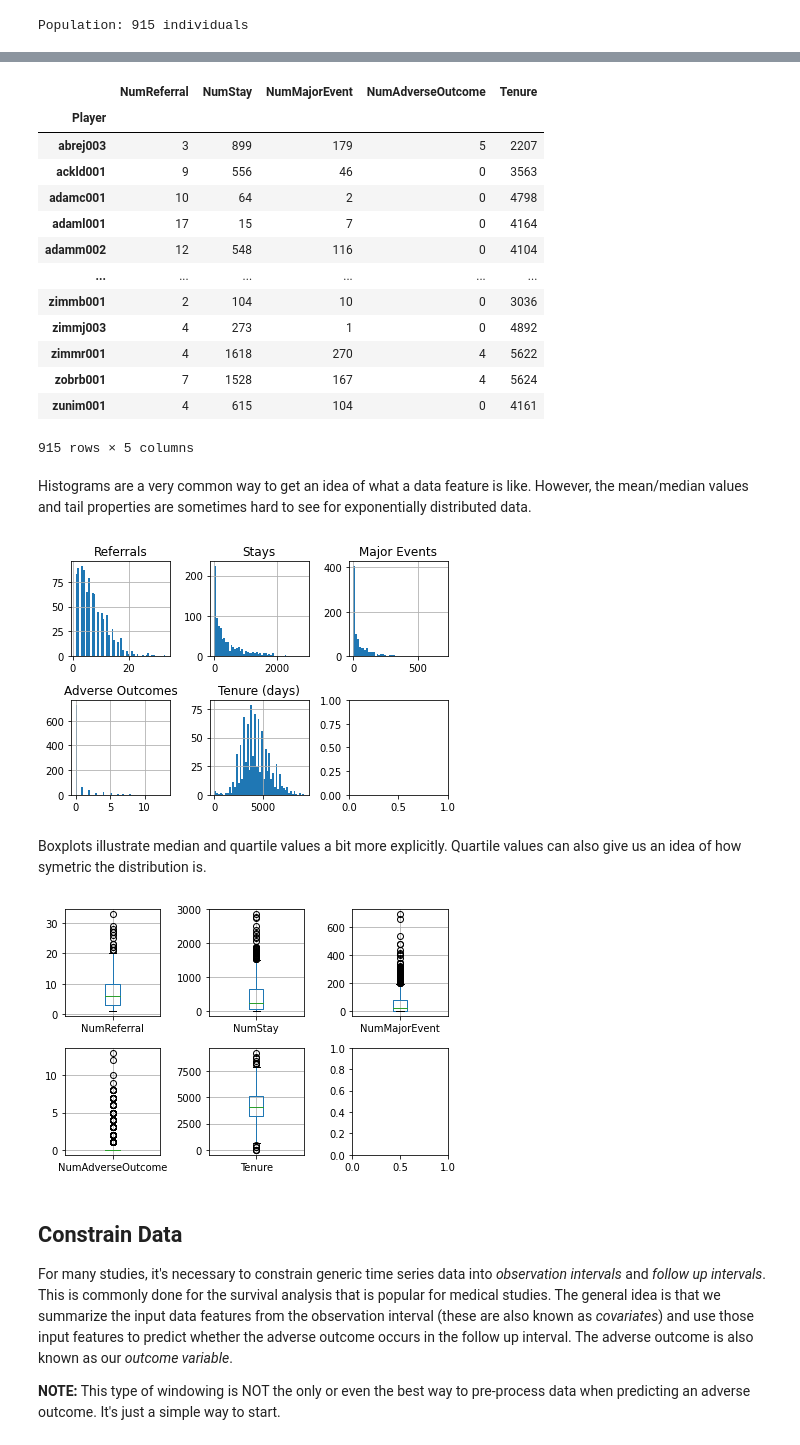
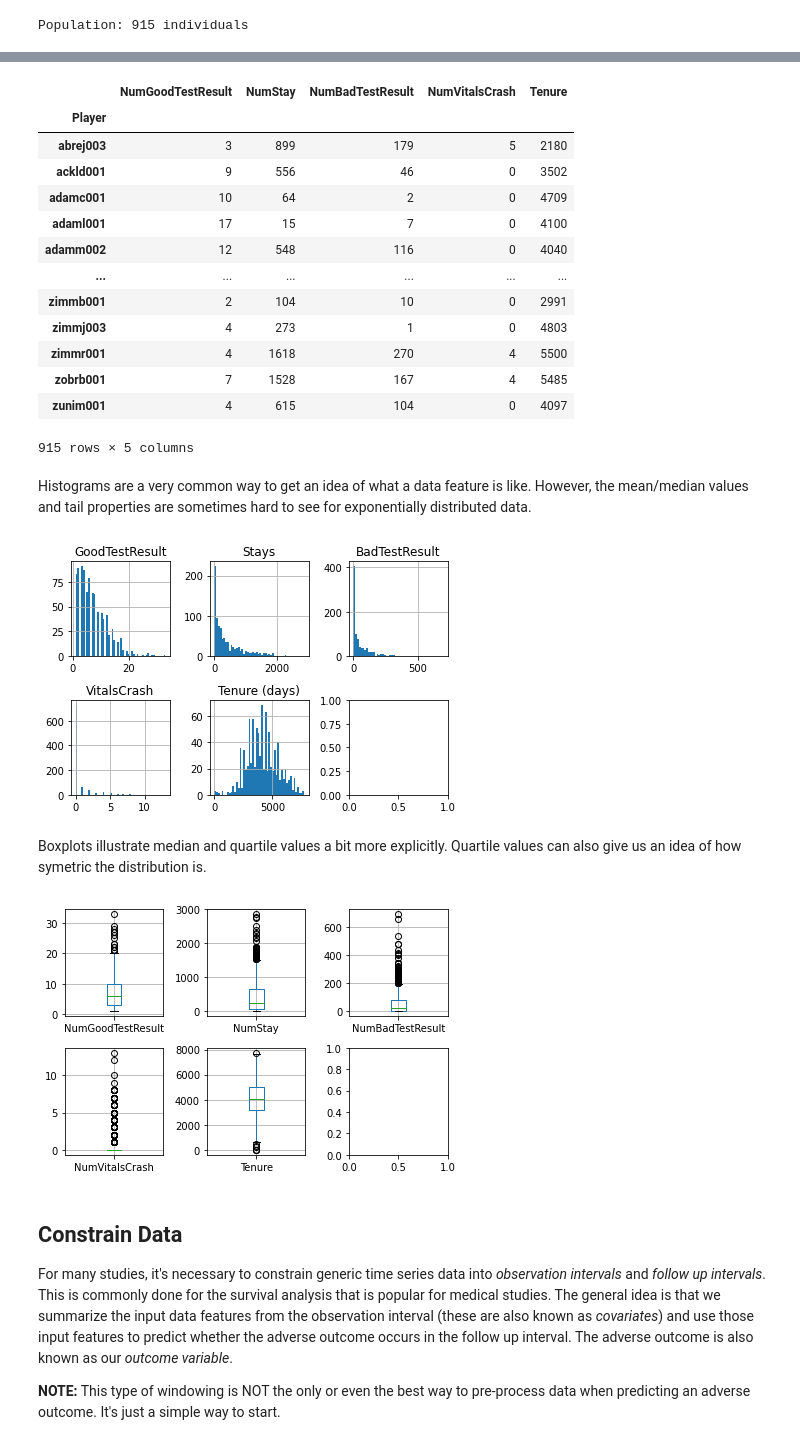
Before and after one commit to ggmessier/data-analytics, a Jupyter notebook: demo/Exploratory Data Analysis.ipynb, the cells around one changed output, grey strips where cells are left out. Drawn from its saved outputs; the diff is of its cells as text; code cells hidden in the pictures.

```diff
--- a/demo/Exploratory Data Analysis.ipynb
+++ b/demo/Exploratory Data Analysis.ipynb
@@ -22,8 +36,8 @@ tqdm.pandas()
 import sys
 sys.path.insert(0, '../util/')
 # %%
-dataFileStr = '../data/2019GenericData.hdf'
-dat = pd.read_hdf(dataFileStr,key='Features')
+dataFileStr = '../data/MLBHospitalData.hd5'
+dat = pd.read_hdf(dataFileStr,key='Data')
 # %% [markdown]
 The data is stored as a multi-index pandas table. The first index level is a hash of the individual's first and last name (ie. 'abrej003') and the second level is a numerical index of all the events linked to the record of that individual.
 # %%
@@ -73,51 +88,51 @@ entryDateCount.plot()
 # %%
 # Count the data features for each individual.
-def TimelineSummary(tbl,startDate='NoDate',endDate='NoDate'):
+def timeline_summary(tbl,startDate='NoDate',endDate='NoDate'):
     if startDate != 'NoDate' and endDate != 'NoDate':
         tbl = tbl.loc[ (tbl.Date >= startDate) & (tbl.Date <= endDate) ]
 
     return pd.Series({
-        'NumReferral': (tbl.Event == 'Referral').sum(),
+        'NumGoodTestResult': (tbl.Event == 'GoodTestResult').sum(),
         'NumStay': (tbl.Event == 'Stay').sum(),
-        'NumMajorEvent': (tbl.Event == 'MajorEvent').sum(),
-        'NumAdverseOutcome': (tbl.Event == 'AdverseOutcome').sum(),
+        'NumBadTestResult': (tbl.Event == 'BadTestResult').sum(),
+        'NumVitalsCrash': (tbl.Event == 'VitalsCrash').sum(),
         'Tenure': (tbl.Date.max()-tbl.Date.min()).days
     })
 # %%
-ftr = dat.groupby(level=0).progress_apply(TimelineSummary)
+ftr = dat.groupby(level=0).progress_apply(timeline_summary)
 # %%
 ftr
 # %% [output]
-|  | NumReferral | NumStay | NumMajorEvent | NumAdverseOutcome | Tenure |
+|  | NumGoodTestResult | NumStay | NumBadTestResult | NumVitalsCrash | Tenure |
 | Player |  |  |  |  |  |
-| abrej003 | 3 | 899 | 179 | 5 | 2207 |
-| ackld001 | 9 | 556 | 46 | 0 | 3563 |
-| adamc001 | 10 | 64 | 2 | 0 | 4798 |
-| adaml001 | 17 | 15 | 7 | 0 | 4164 |
-| adamm002 | 12 | 548 | 116 | 0 | 4104 |
+| abrej003 | 3 | 899 | 179 | 5 | 2180 |
+| ackld001 | 9 | 556 | 46 | 0 | 3502 |
+| adamc001 | 10 | 64 | 2 | 0 | 4709 |
+| adaml001 | 17 | 15 | 7 | 0 | 4100 |
+| adamm002 | 12 | 548 | 116 | 0 | 4040 |
 | ... | ... | ... | ... | ... | ... |
-| zimmb001 | 2 | 104 | 10 | 0 | 3036 |
-| zimmj003 | 4 | 273 | 1 | 0 | 4892 |
-| zimmr001 | 4 | 1618 | 270 | 4 | 5622 |
-| zobrb001 | 7 | 1528 | 167 | 4 | 5624 |
-| zunim001 | 4 | 615 | 104 | 0 | 4161 |
+| zimmb001 | 2 | 104 | 10 | 0 | 2991 |
+| zimmj003 | 4 | 273 | 1 | 0 | 4803 |
+| zimmr001 | 4 | 1618 | 270 | 4 | 5500 |
+| zobrb001 | 7 | 1528 | 167 | 4 | 5485 |
+| zunim001 | 4 | 615 | 104 | 0 | 4097 |
 915 rows × 5 columns
 # %% [markdown]
 Histograms are a very common way to get an idea of what a data feature is like.  However, the mean/median values and tail properties are sometimes hard to see for exponentially distributed data.
 # %%
 fg,((ax1,ax2,ax3),(ax4,ax5,ax6)) = plt.subplots(2,3)
 
-ftr.NumReferral.hist(bins=50,ax=ax1)
-ax1.set_title('Referrals')
+ftr.NumGoodTestResult.hist(bins=50,ax=ax1)
+ax1.set_title('GoodTestResult')
 
 ftr.NumStay.hist(bins=50,ax=ax2)
 ax2.set_title('Stays')
 
-ftr.NumMajorEvent.hist(bins=50,ax=ax3)
-ax3.set_title('Major Events')
+ftr.NumBadTestResult.hist(bins=50,ax=ax3)
+ax3.set_title('BadTestResult')
 
-ftr.NumAdverseOutcome.hist(bins=50,ax=ax4)
-ax4.set_title('Adverse Outcomes')
+ftr.NumVitalsCrash.hist(bins=50,ax=ax4)
+ax4.set_title('VitalsCrash')
 
 ftr.Tenure.hist(bins=50,ax=ax5)
 ax5.set_title('Tenure (days)')
@@ -125,22 +140,22 @@ ax5.set_title('Tenure (days)')
 fg.tight_layout()
 #plt.savefig('Histograms.eps')
 # %% [output]
-[figure, old version]
+[figure, new version]
 # %% [markdown]
 Boxplots illustrate median and quartile values a bit more explicitly.  Quartile values can also give us an idea of how symetric the distribution is.
 # %%
 fg,((ax1,ax2,ax3),(ax4,ax5,ax6)) = plt.subplots(2,3)
 
-ftr.boxplot(column = [ 'NumReferral'], ax=ax1)
+ftr.boxplot(column = [ 'NumGoodTestResult'], ax=ax1)
 ftr.boxplot(column = [ 'NumStay'], ax=ax2)
-ftr.boxplot(column = [ 'NumMajorEvent'], ax=ax3)
-ftr.boxplot(column = [ 'NumAdverseOutcome'], ax=ax4)
+ftr.boxplot(column = [ 'NumBadTestResult'], ax=ax3)
+ftr.boxplot(column = [ 'NumVitalsCrash'], ax=ax4)
 ftr.boxplot(column = [ 'Tenure'], ax=ax5)
 
 fg.tight_layout()
 #fg.savefig('Boxplots.eps')
 # %% [output]
-[figure, old version]
+[figure, new version]
 # %% [markdown]
 ## Constrain Data
 For many studies, it's necessary to constrain generic time series data into *observation intervals* and *follow up intervals*.  This is commonly done for the survival analysis that is popular for medical studies.  The general idea is that we summarize the input data features from the observation interval (these are also known as *covariates*) and use those input features to predict whether the adverse outcome occurs in the follow up interval.  The adverse outcome is also known as our *outcome variable*.
```
Also changed, not shown: parts of 17 cells of this notebook, 15 other files.
